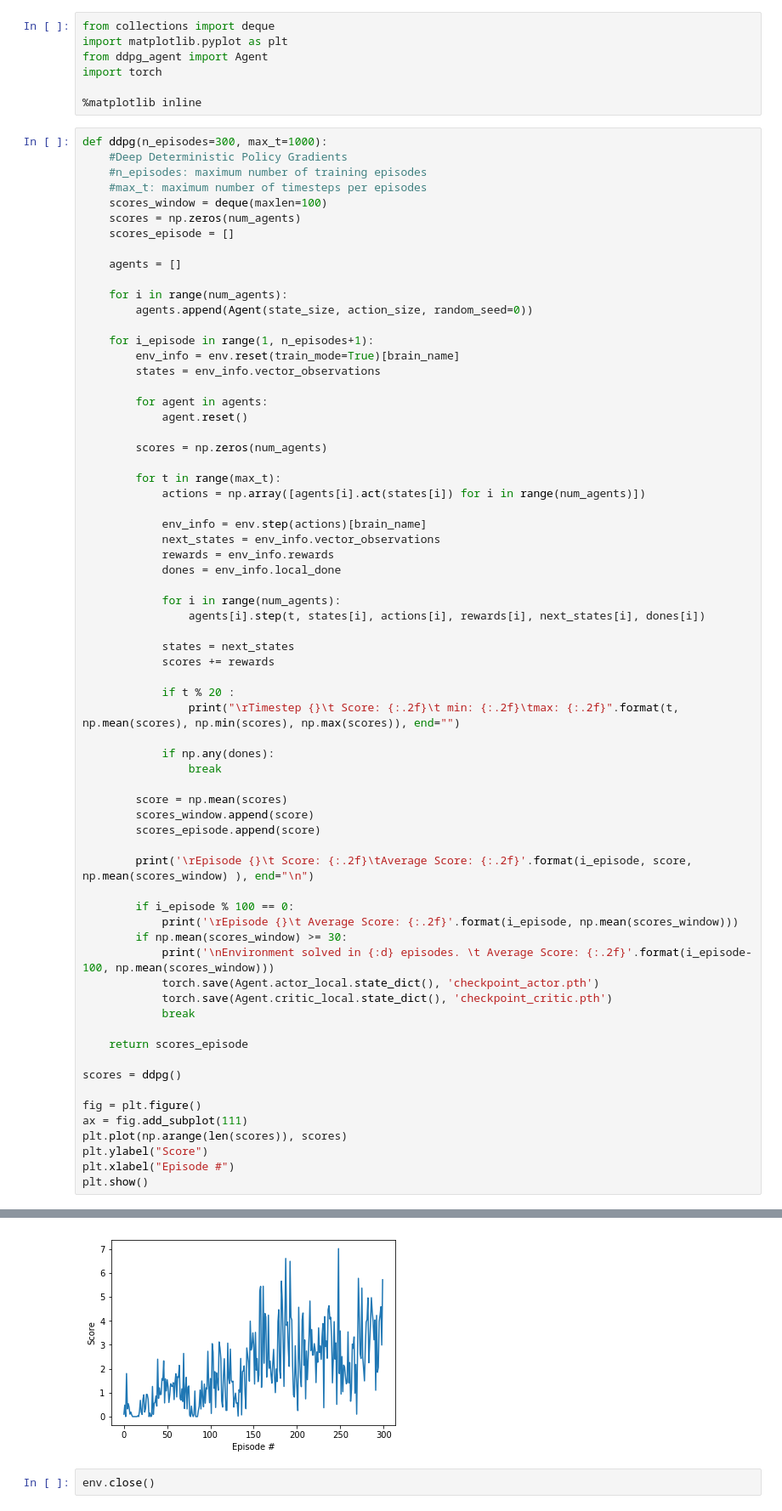
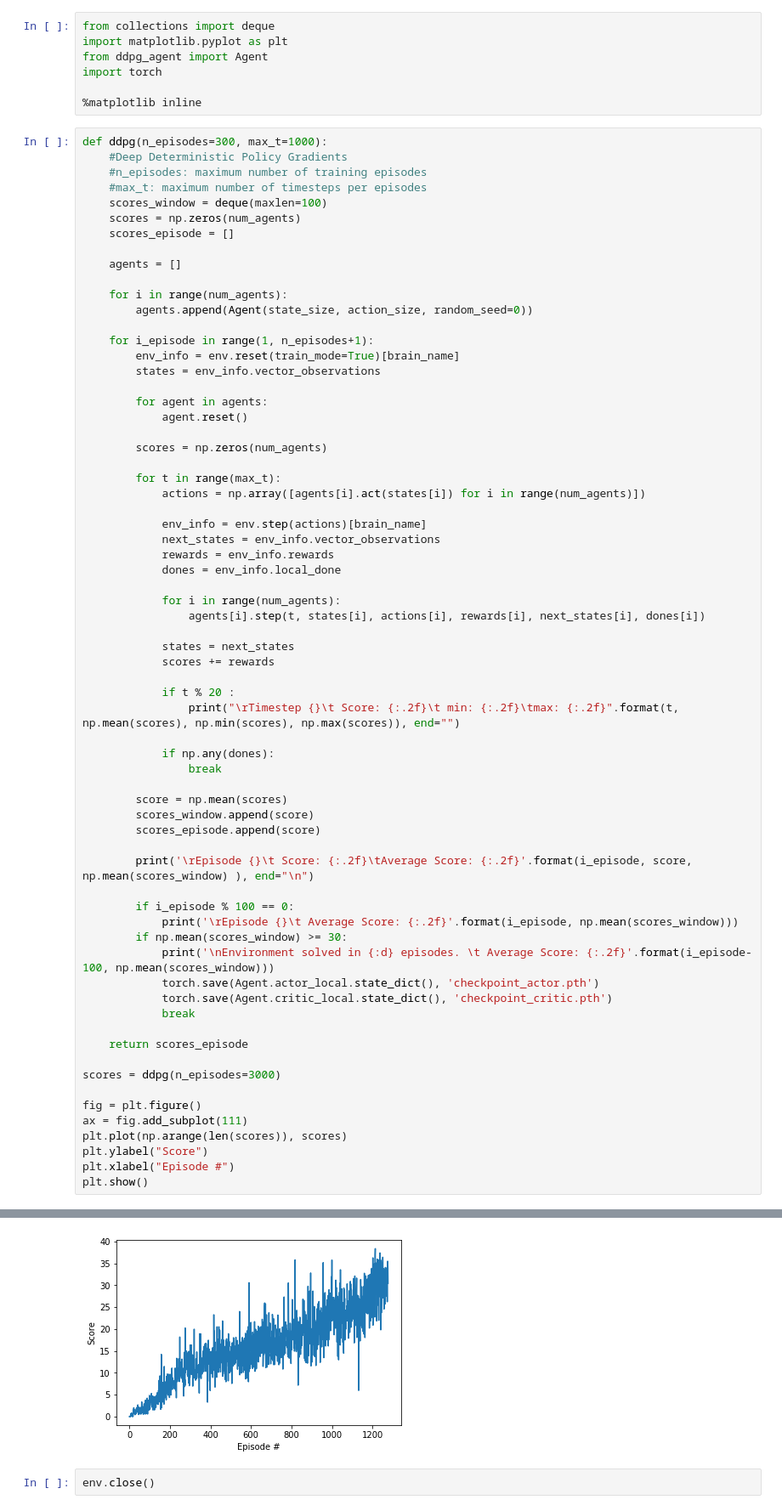
Before and after one commit to lixinso/drl_p2_continuous_control, a Jupyter notebook: Continuous_Control.ipynb, the cells around one changed output, grey strips where cells are left out. Shown at 85% size. Cells and saved outputs as stored; diff of their text form.

```diff
--- a/Continuous_Control.ipynb
+++ b/Continuous_Control.ipynb
@@ -189,7 +189,7 @@ def ddpg(n_episodes=300, max_t=1000):
 
     return scores_episode
 
-scores = ddpg()
+scores = ddpg(n_episodes=3000)
 
 fig = plt.figure()
 ax = fig.add_subplot(111)
@@ -218,3 +218,3 @@ Episode 300      Average Score: 2.87
-[figure, old version]
+[figure, new version]
 # %%
 env.close()
```
Also changed, not shown: parts of 2 cells of this notebook, 2 other files.
